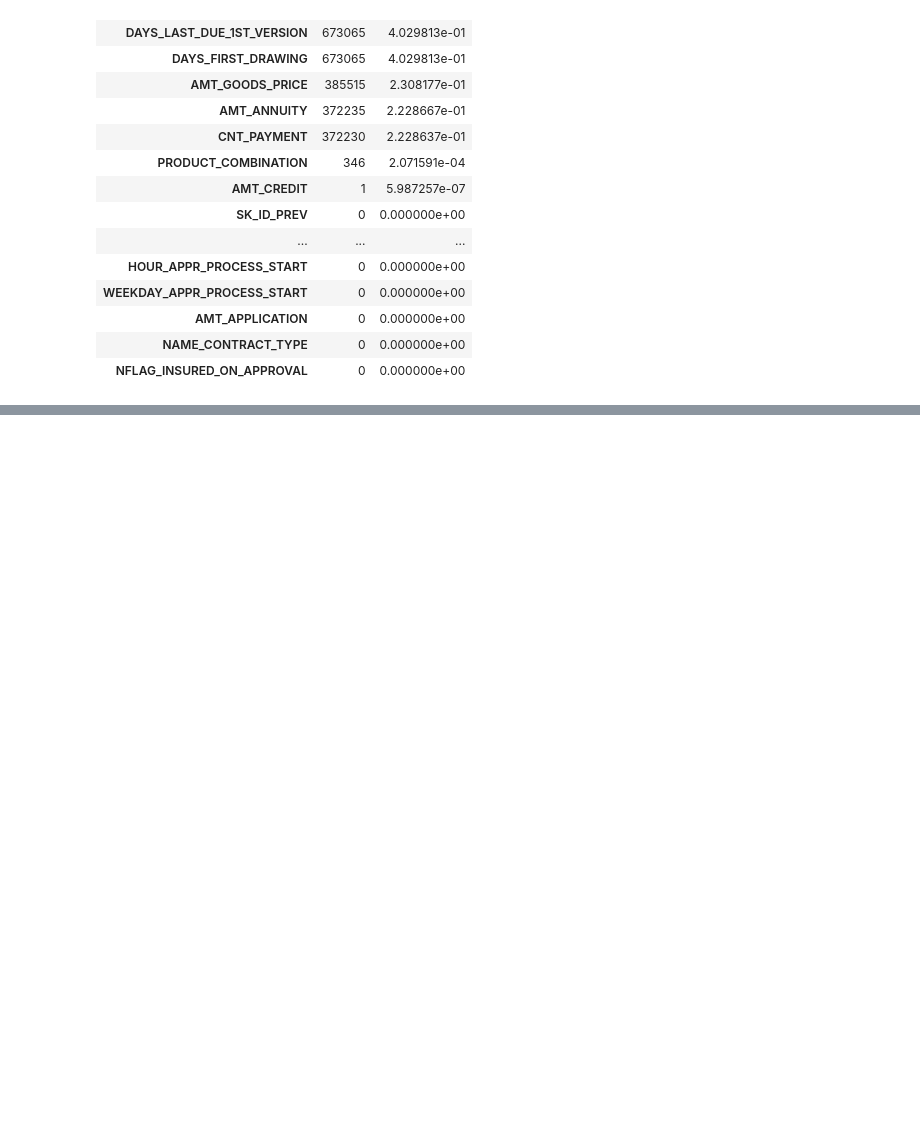
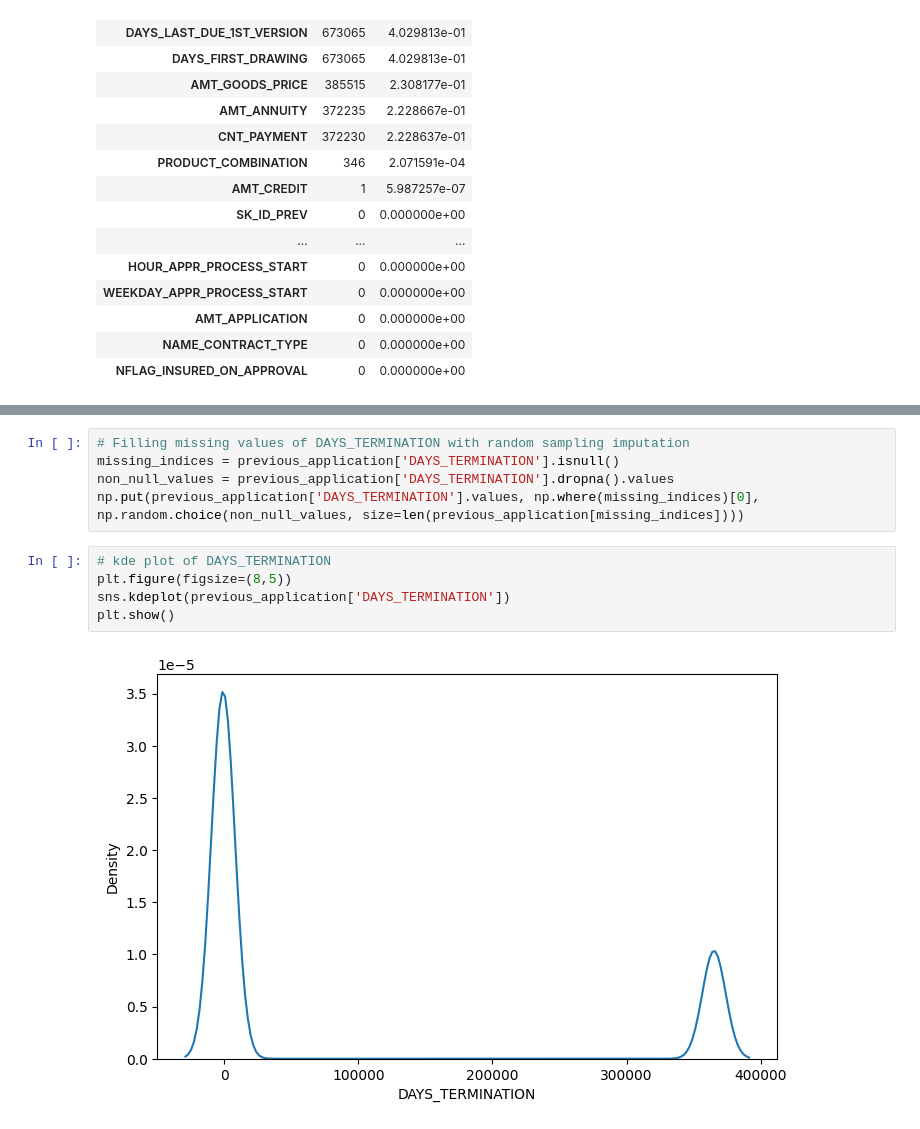
Before and after one commit to Saifansari-ai/Credit_risk_modeling, a Jupyter notebook: additional_data.ipynb, the cells around one changed output, grey strips where cells are left out. Cells and saved outputs as stored; diff of their text form; blank space fills up the shorter version.

Commit message:
Handle missing values

```diff
--- a/additional_data.ipynb
+++ b/additional_data.ipynb
@@ -696,0 +714,12 @@ missing_values(previous_application)
+# %%
+# Filling missing values of DAYS_TERMINATION with random sampling imputation
+missing_indices = previous_application['DAYS_TERMINATION'].isnull()
+non_null_values = previous_application['DAYS_TERMINATION'].dropna().values
+np.put(previous_application['DAYS_TERMINATION'].values, np.where(missing_indices)[0], np.random.choice(non_null_values, size=len(previous_application[missing_indices])))
+# %%
+# kde plot of DAYS_TERMINATION
+plt.figure(figsize=(8,5))
+sns.kdeplot(previous_application['DAYS_TERMINATION'])
+plt.show()
+# %% [output]
+[figure, added]
```
Also changed, not shown: parts of 87 cells of this notebook.
